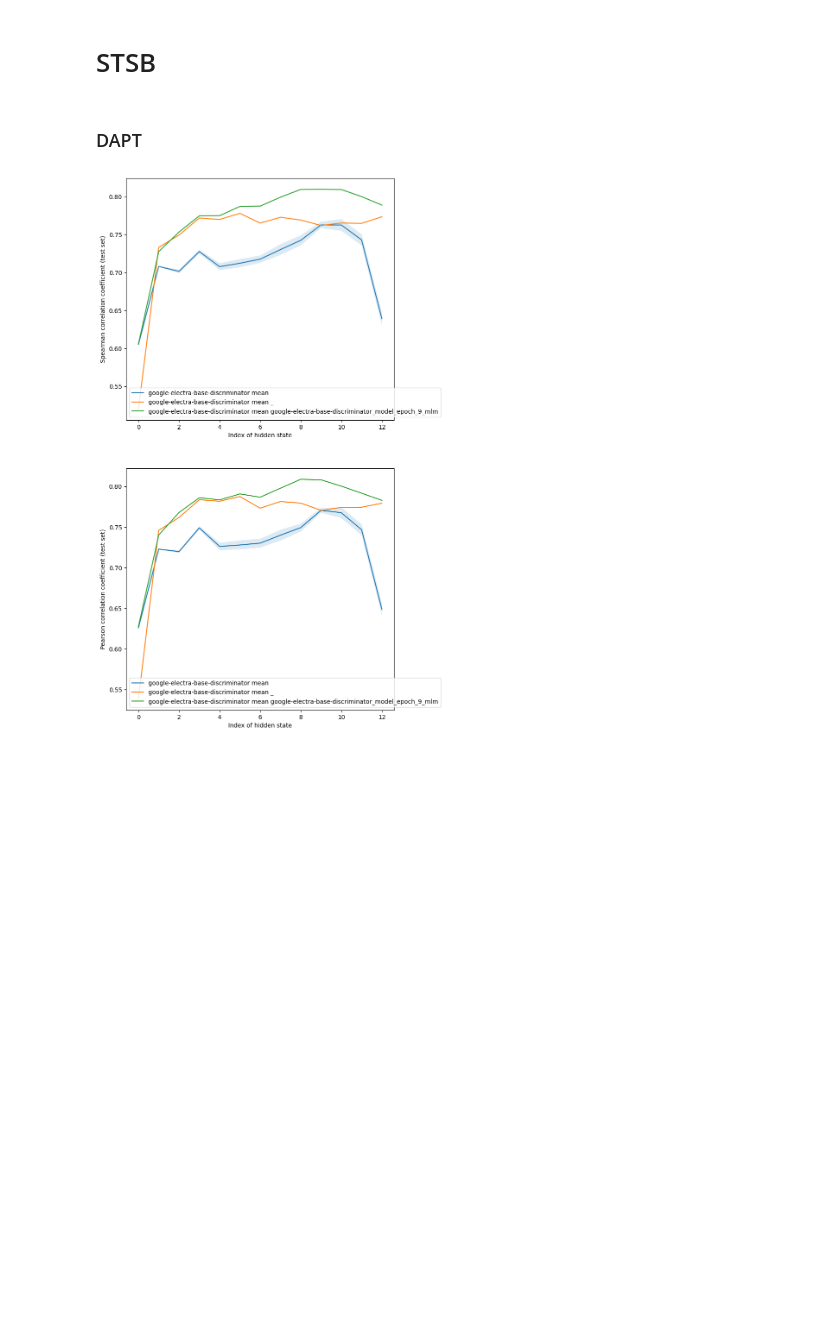
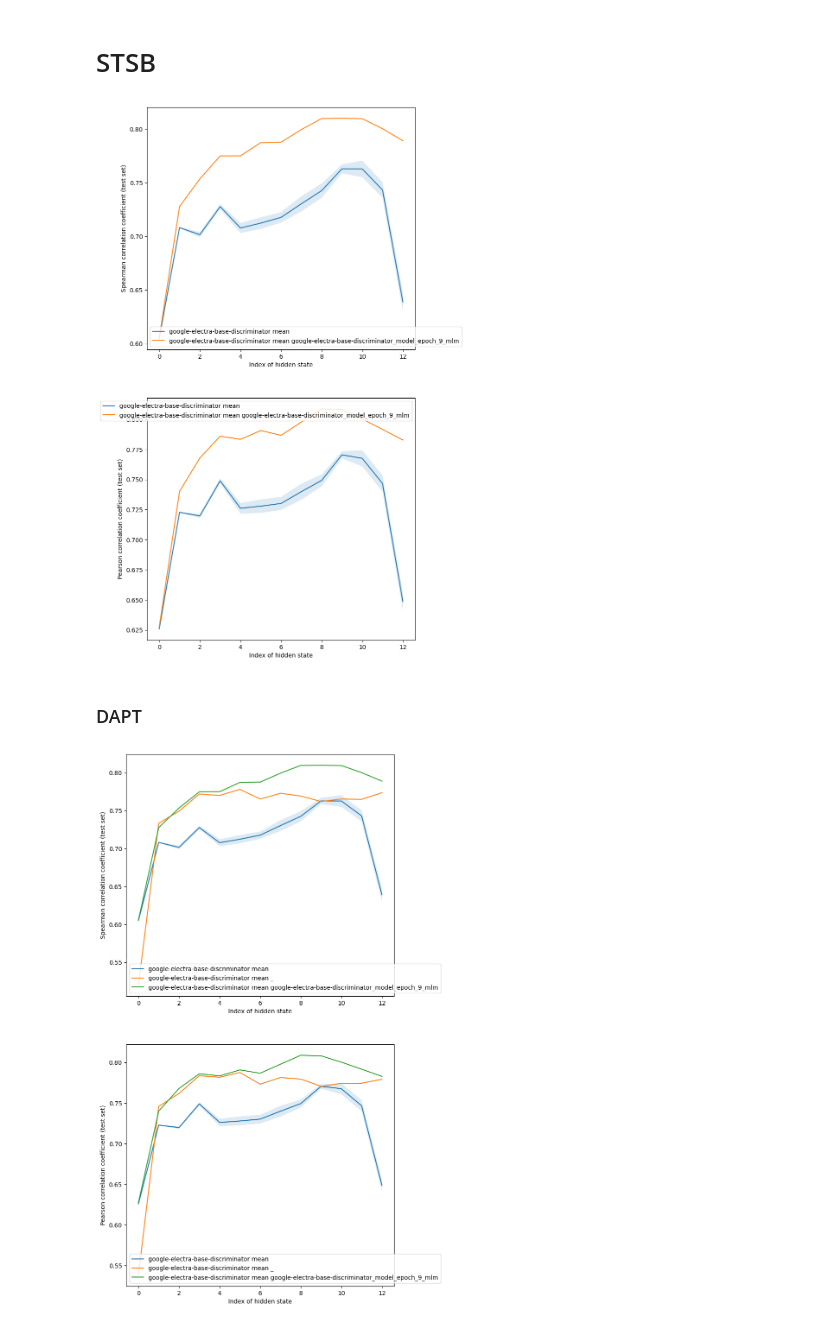
Before and after one commit to ir2718/similarity-embedding-quality, a Jupyter notebook: notebooks/comparison2.ipynb, the cells around one changed output. Saved outputs shown, nothing was run; the diff lists cells and outputs as text; code cells hidden in the pictures; blank space fills up the shorter version.

```diff
--- a/notebooks/comparison2.ipynb
+++ b/notebooks/comparison2.ipynb
@@ -52,6 +52,15 @@ def plot_func(models, dataset="", unsupervised="", loaded=[""]):
                 axs[1].legend()
 # %% [markdown]
 # STSB
+# %%
+models = [
+    #("bert-base-cased", ["mean"], 13),
+    ("google-electra-base-discriminator", ["mean"], 13),
+]
+
+plot_func(models, loaded=["", "google-electra-base-discriminator_model_epoch_9_mlm"])
+# %% [output]
+[figure, added]
 # %% [markdown]
 ### DAPT
 # %%
```
Also changed, not shown: 1 other file.
